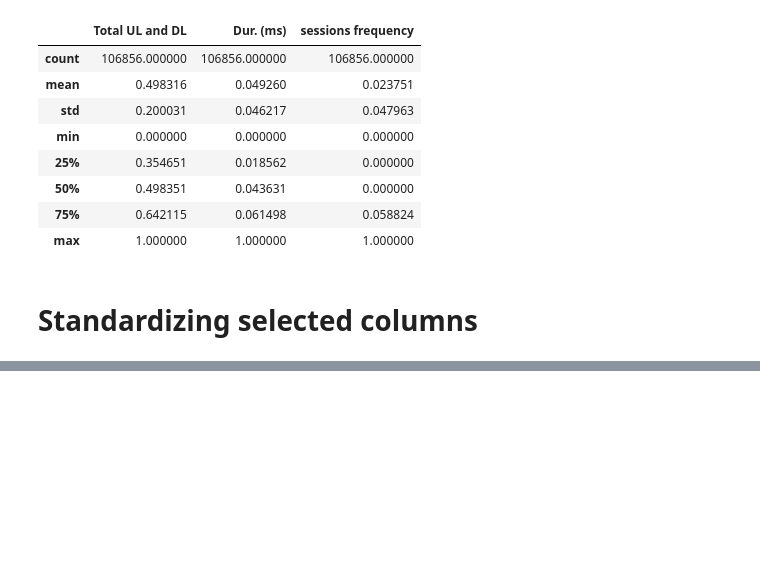
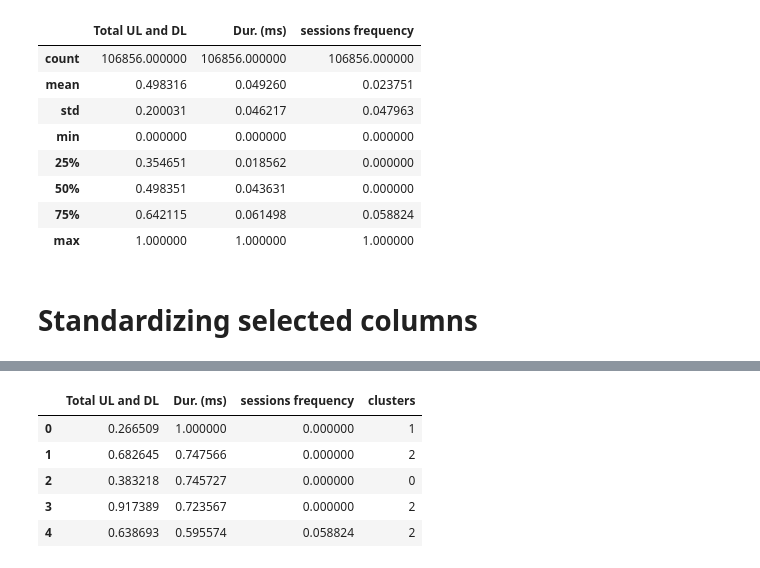
Before and after one commit to Abel-Blue/telecom-user-analytics, a Jupyter notebook: notebooks/user_engagementAnalysis.ipynb, the cells around one changed output, grey strips where cells are left out. Cells and saved outputs as stored; diff of their text form; code cells hidden in the pictures; blank space fills up the shorter version.

Commit message:
added cluster for 3 groups

```diff
--- a/notebooks/user_engagementAnalysis.ipynb
+++ b/notebooks/user_engagementAnalysis.ipynb
@@ -229,0 +255,16 @@ df2_new.head()
+# %%
+kmeans = KMeans(n_clusters = 3, init='k-means++')
+kmeans.fit(df_nor)
+pred = kmeans.predict(df_nor)
+# %%
+df_kclus = pd.DataFrame(df_nor)
+df_kclus['clusters'] = pred
+# %%
+df_kclus.head()
+# %% [output]
+|  | Total UL and DL | Dur. (ms) | sessions frequency | clusters |
+| 0 | 0.266509 | 1.000000 | 0.000000 | 1 |
+| 1 | 0.682645 | 0.747566 | 0.000000 | 2 |
+| 2 | 0.383218 | 0.745727 | 0.000000 | 0 |
+| 3 | 0.917389 | 0.723567 | 0.000000 | 2 |
+| 4 | 0.638693 | 0.595574 | 0.058824 | 2 |
```
Also changed, not shown: parts of 4 cells of this notebook.
